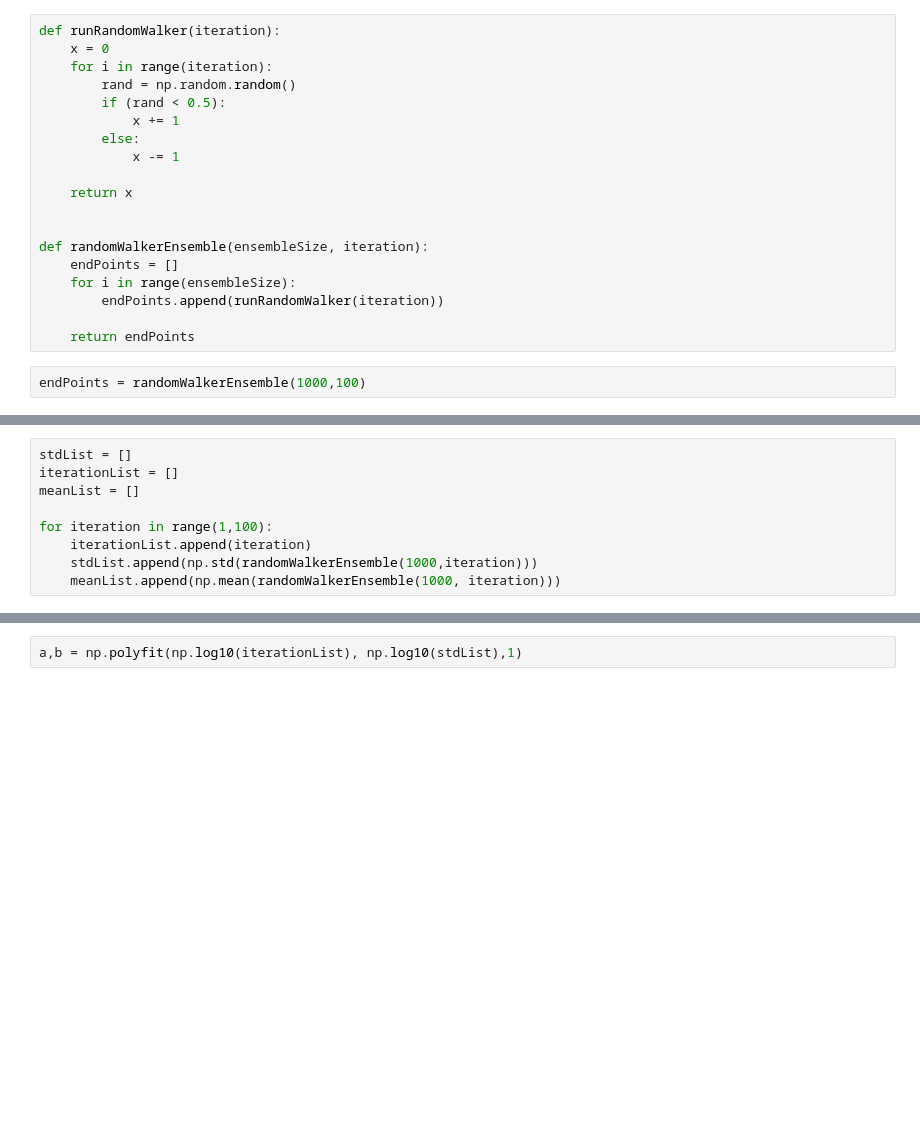
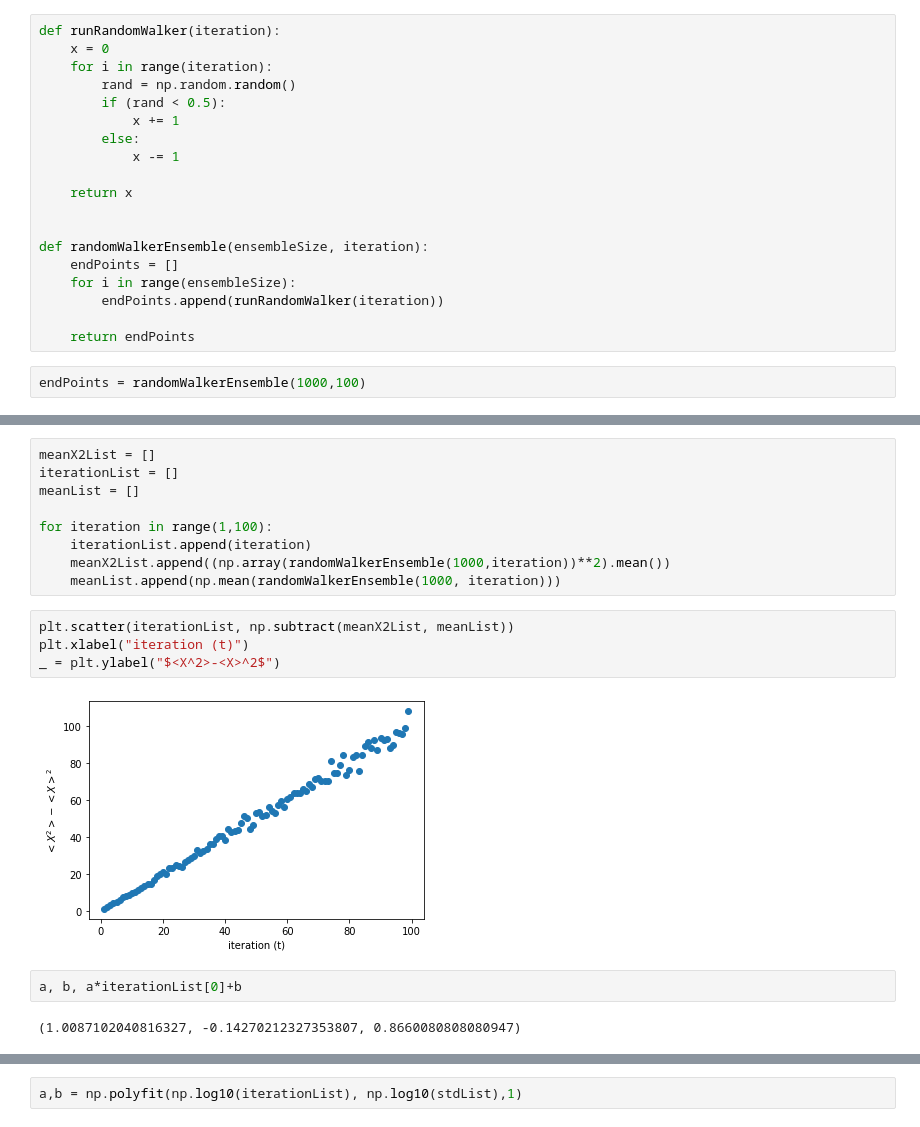
Before and after one commit to alifele/Computational-Physics, a Jupyter notebook: ComputationalPhysicsBookOld/RandomSystems/RandomWalk.ipynb, the cells around one changed output, grey strips where cells are left out. Drawn from its saved outputs; the diff is of its cells as text; blank space fills up the shorter version.

```diff
--- a/ComputationalPhysicsBookOld/RandomSystems/RandomWalk.ipynb
+++ b/ComputationalPhysicsBookOld/RandomSystems/RandomWalk.ipynb
@@ -29,9 +29,19 @@ _ = plt.hist(endPoints, bins  = 10)
 # %%
-stdList = []
+meanX2List = []
 iterationList = []
 meanList = []
 
 for iteration in range(1,100):
     iterationList.append(iteration)
-    stdList.append(np.std(randomWalkerEnsemble(1000,iteration)))
+    meanX2List.append((np.array(randomWalkerEnsemble(1000,iteration))**2).mean())
     meanList.append(np.mean(randomWalkerEnsemble(1000, iteration)))
+# %%
+plt.scatter(iterationList, np.subtract(meanX2List, meanList))
+plt.xlabel("iteration (t)")
+_ = plt.ylabel("$<X^2>-<X>^2$")
+# %% [output]
+[figure, added]
+# %%
+a, b, a*iterationList[0]+b
+# %% [output]
+(1.0087102040816327, -0.14270212327353807, 0.8660080808080947)
```
Also changed, not shown: parts of 13 cells of this notebook.
